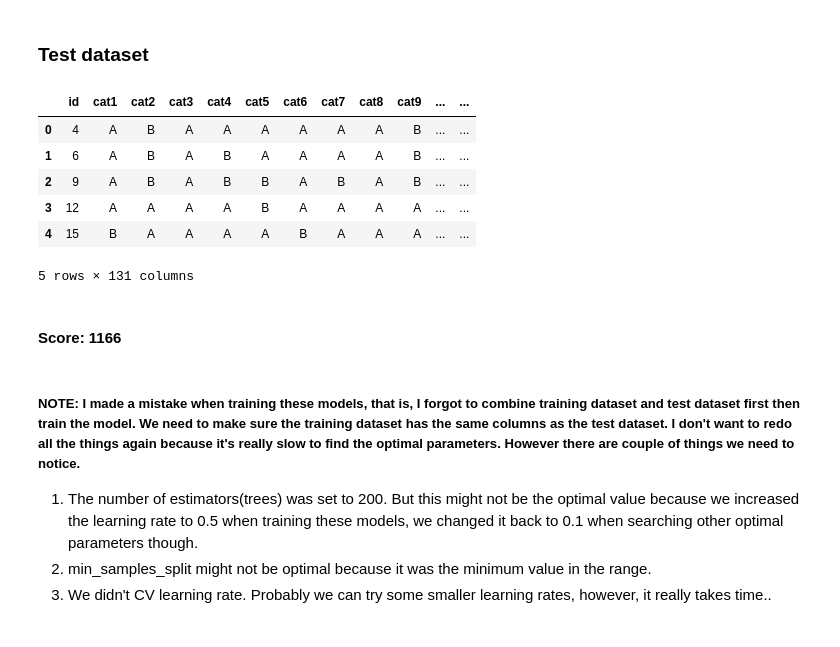
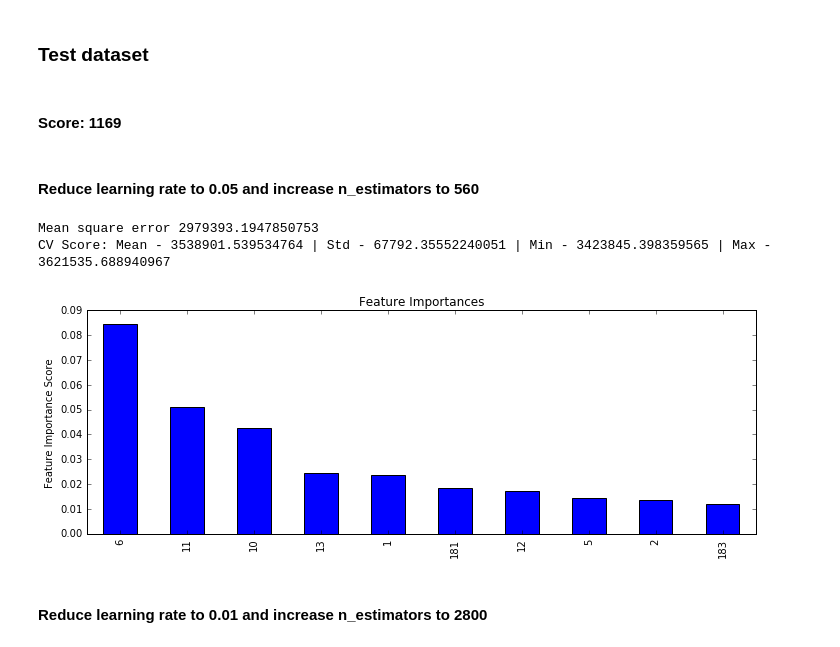
Before and after one commit to tzyk777/kaggle, a Jupyter notebook: allstate/Gradient Boosting Tree.ipynb, the cells around one changed output. Cells and saved outputs as stored; diff of their text form; code cells hidden in the pictures.

Commit message:
GBM-redo

```diff
--- a/allstate/Gradient Boosting Tree.ipynb
+++ b/allstate/Gradient Boosting Tree.ipynb
@@ -386,10 +314,0 @@ test_df = pd.read_csv('test.csv')
-# %%
-test_df.head()
-# %% [output]
-|  | id | cat1 | cat2 | cat3 | cat4 | cat5 | cat6 | cat7 | cat8 | cat9 | ... | ... |
-| 0 | 4 | A | B | A | A | A | A | A | A | B | ... | ... |
-| 1 | 6 | A | B | A | B | A | A | A | A | B | ... | ... |
-| 2 | 9 | A | B | A | B | B | A | B | A | B | ... | ... |
-| 3 | 12 | A | A | A | A | B | A | A | A | A | ... | ... |
-| 4 | 15 | B | A | A | A | A | B | A | A | A | ... | ... |
-5 rows × 131 columns
@@ -419,7 +323,23 @@ results.to_csv('gbm_predictions.csv')
 # %% [markdown]
-#### Score: 1166
+#### Score: 1169
-# %% [markdown]
-##### NOTE: I made a mistake when training these models, that is, I forgot to combine training dataset and test dataset first then train the model. We need to make sure the training dataset has the same columns as the test dataset. I don't want to redo all the things again because it's really slow to find the optimal parameters. However there are couple of things we need to notice.<br>
-1. The number of estimators(trees) was set to 200. But this might not be the optimal value because we increased the learning rate to 0.5 when training these models, we changed it back to 0.1 when searching other optimal parameters though.
-2. min_samples_split might not be optimal because it was the minimum value in the range.
-3. We didn't CV learning rate. Probably we can try some smaller learning rates, however, it really takes time..
+# %% [markdown]
+#### Reduce learning rate to 0.05 and increase n_estimators to 560
+# %%
+params_one = {'n_estimators': best_estimators * 2,
+               'learning_rate': 0.05,
+               'min_samples_split': best_min_samples_split,
+               'min_samples_leaf': best_min_samples_leaf,
+               'max_depth': best_max_depth,
+               'max_features': 'sqrt',
+               'subsample': best_subsample,
+               'random_state': 10,
+               'loss': 'ls'}
+best_model_one = GradientBoostingRegressor(**params_one)
+# %%
+modelfit(best_model_one, X, Y, features)
+# %% [output]
+Mean square error 2979393.1947850753
+CV Score: Mean - 3538901.539534764 | Std - 67792.35552240051 | Min - 3423845.398359565 | Max - 3621535.688940967
+[figure, added]
+# %% [markdown]
+#### Reduce learning rate to 0.01 and increase n_estimators to 2800
```
Also changed, not shown: parts of 56 cells of this notebook.
